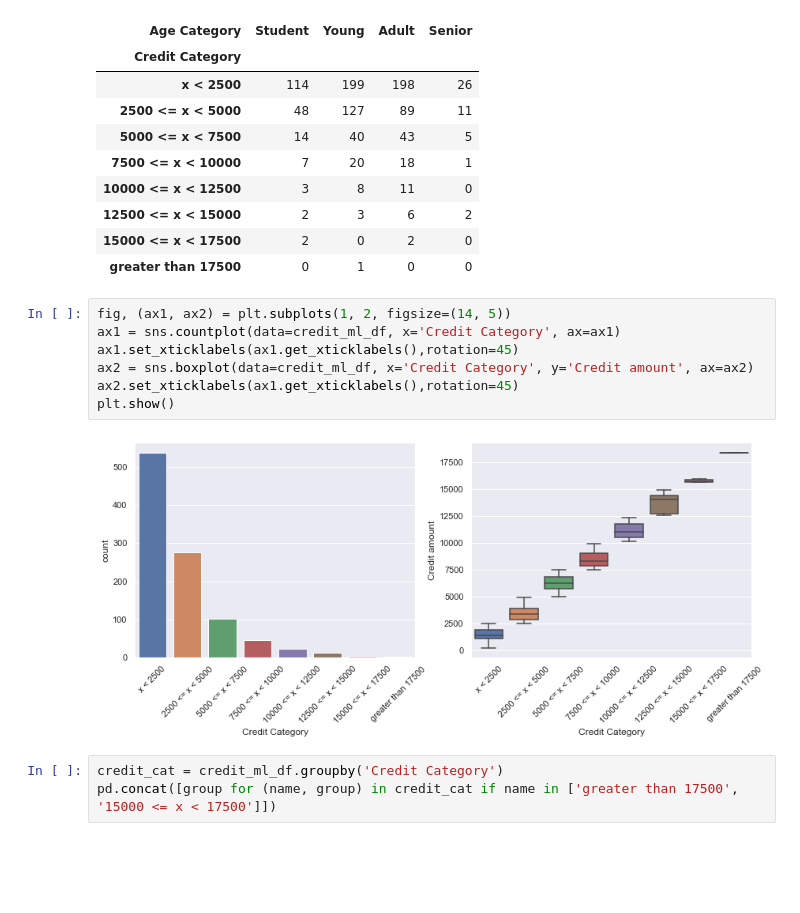
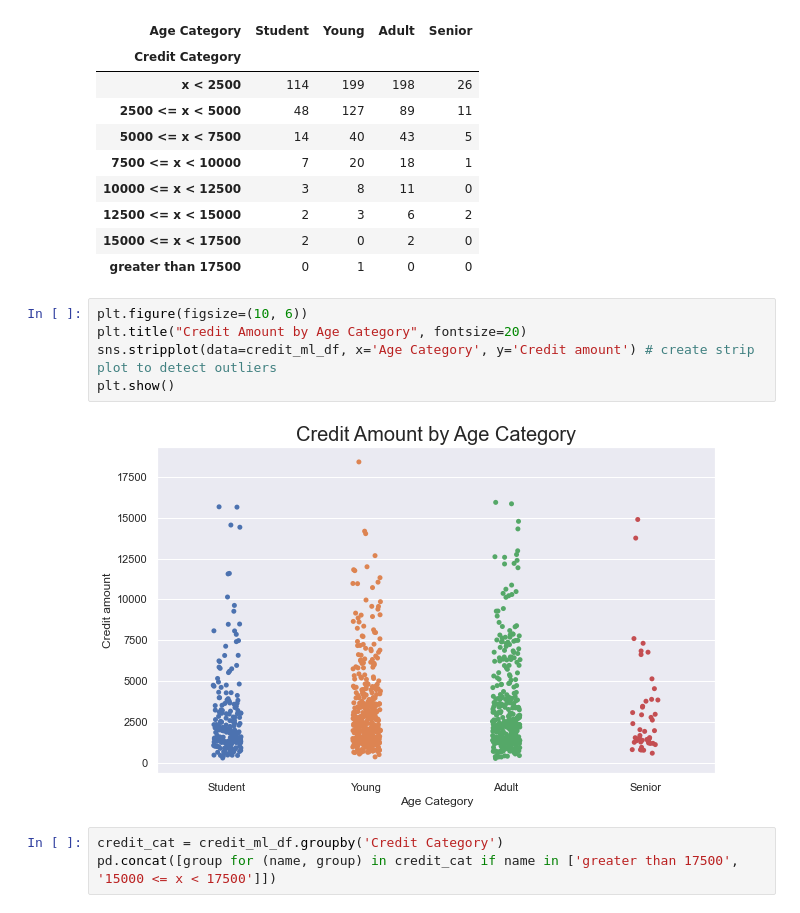
Before and after one commit to jpzambranoleon/german-credit-data-project, a Jupyter notebook: model.ipynb, the cells around one changed output. Saved outputs shown, nothing was run; the diff lists cells and outputs as text; blank space fills up the shorter version.

```diff
--- a/model.ipynb
+++ b/model.ipynb
@@ -79,15 +79,13 @@ pd.crosstab(credit_ml_df['Credit Category'], credit_ml_df['Age Category']).style
 | 12500 <= x < 15000 | 2 | 3 | 6 | 2 |
 | 15000 <= x < 17500 | 2 | 0 | 2 | 0 |
 | greater than 17500 | 0 | 1 | 0 | 0 |
-# %%
-fig, (ax1, ax2) = plt.subplots(1, 2, figsize=(14, 5))
-ax1 = sns.countplot(data=credit_ml_df, x='Credit Category', ax=ax1)
-ax1.set_xticklabels(ax1.get_xticklabels(),rotation=45)
-ax2 = sns.boxplot(data=credit_ml_df, x='Credit Category', y='Credit amount', ax=ax2)
-ax2.set_xticklabels(ax1.get_xticklabels(),rotation=45)
-plt.show()
-# %% [output]
-[figure, removed]
+# %%
+plt.figure(figsize=(10, 6))
+plt.title("Credit Amount by Age Category", fontsize=20)
+sns.stripplot(data=credit_ml_df, x='Age Category', y='Credit amount') # create strip plot to detect outliers
+plt.show()
+# %% [output]
+[figure, added]
 # %%
 credit_cat = credit_ml_df.groupby('Credit Category')
 pd.concat([group for (name, group) in credit_cat if name in ['greater than 17500', '15000 <= x < 17500']])
```
Also changed, not shown: parts of 11 cells of this notebook, 1 other file.
